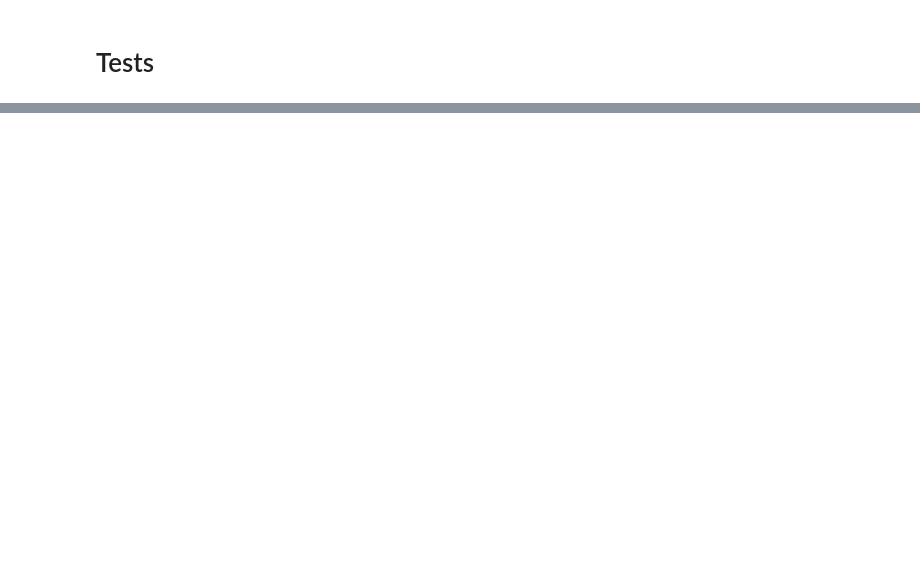
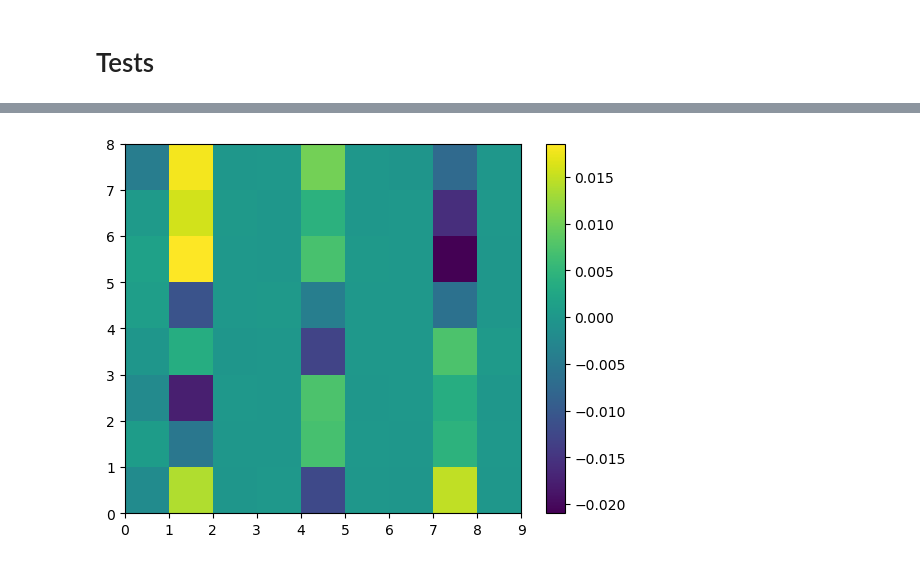
Before and after one commit to Paul-A-Lavender/MOGP-Transferable-kernel-learning, a Jupyter notebook: MOGP_Transferable_GPytorch.ipynb, the cells around one changed output, grey strips where cells are left out. Drawn from its saved outputs; the diff is of its cells as text; code cells hidden in the pictures; blank space fills up the shorter version.

```diff
--- a/MOGP_Transferable_GPytorch.ipynb
+++ b/MOGP_Transferable_GPytorch.ipynb
@@ -396,8 +400,10 @@ class K_Alpha_Beta(Kernel):
         for _ in range(config.NUMS_DOMAIN):
             self.kernels.append(RBFKernel())
         self.config=config
-        self.alpha= torch.nn.Parameter(torch.ones(config.NUMS_DOMAIN))
-        self.beta=torch.nn.Parameter(torch.ones(config.NUMS_DOMAIN))
+        self.alpha= torch.nn.Parameter(torch.rand(config.NUMS_DOMAIN))
+        self.beta=torch.nn.Parameter(torch.rand(config.NUMS_DOMAIN))
+        self.register_parameter(name='alpha', parameter=self.alpha)
+        self.register_parameter(name='beta', parameter=self.beta)
     def forward(self, x1, x2, diag=False, last_dim_is_batch=False, **params):#
         x1_domain   =   x1[:, :self.config.NUMS_DOMAIN_FEATURE]
         x2_domain   =   x2[:, :self.config.NUMS_DOMAIN_FEATURE]
@@ -613,14 +620,16 @@ kfold = KFold(n_splits=k_folds, shuffle=True, random_state=42)
 
 # 用于存储每个 fold 的结果
 fold_results = {}
-
+m=[]
+nlls=[]
 for each_param in params:
         Global.lr=each_param[2]
         Global.STEP_SIZE=each_param[3]
         Global.gamma=each_param[4]
         for fold, (train_idx, val_idx) in enumerate(kfold.split(dataset)):
+            logger.info('--------------------------------')
             logger.info(f'FOLD {fold+1}')
-            print('--------------------------------')
+
 
             # 创建训练和验证数据集
             train_subset = Subset(dataset, train_idx)
@@ -631,5 +640,11 @@ for each_param in params:
             val_loader = DataLoader(val_subset, batch_size=32, shuffle=False)
             X_train_tensor,y_train_tensor=dataloader2tensor(train_loader)
             X_test_tensor,y_test_tensor=dataloader2tensor(val_loader)
-            run_test(X_train_tensor,y_train_tensor,X_test_tensor,y_test_tensor,model=each_param[0],kernel=each_param[1],config=Global)
+            try:
+                md,n=run_test(X_train_tensor,y_train_tensor,X_test_tensor,y_test_tensor,model=each_param[0],kernel=each_param[1],config=Global)
+                m.append(md)
+                nlls.append(n)
+            except Exception as e:
+                logger.error(f"发生了一个异常: {e}")
+                continue
 # %% [output]
@@ -712,0 +785,27 @@ KeyboardInterrupt:
+# %%
+alpha_list = []
+
+# 迭代 covar_module_list 的前 9 个元素
+for i in range(9):
+    # 提取每个模块的 alpha 值（假设 alpha 是张量）
+    alpha = m[0].covar_module.covar_module_list[i].data_covar_module.beta
+
+    # 将 alpha 视作列向量（n x 1），需要增加维度
+    alpha_column = alpha.view(-1, 1)
+
+    # 将列向量添加到列表中
+    alpha_list.append(alpha_column)
+
+# 将 9 个列向量水平堆叠成一个矩阵
+alpha_matrix = torch.cat(alpha_list, dim=1).detach().numpy()
+# 创建热图
+plt.pcolormesh(alpha_matrix, cmap='viridis')
+
+# 添加颜色条
+plt.colorbar()
+
+# 显示图像
+plt.show()
+# print(data)
+# %% [output]
+[figure, added]
```
Also changed, not shown: parts of 12 cells of this notebook, 21 other files.
